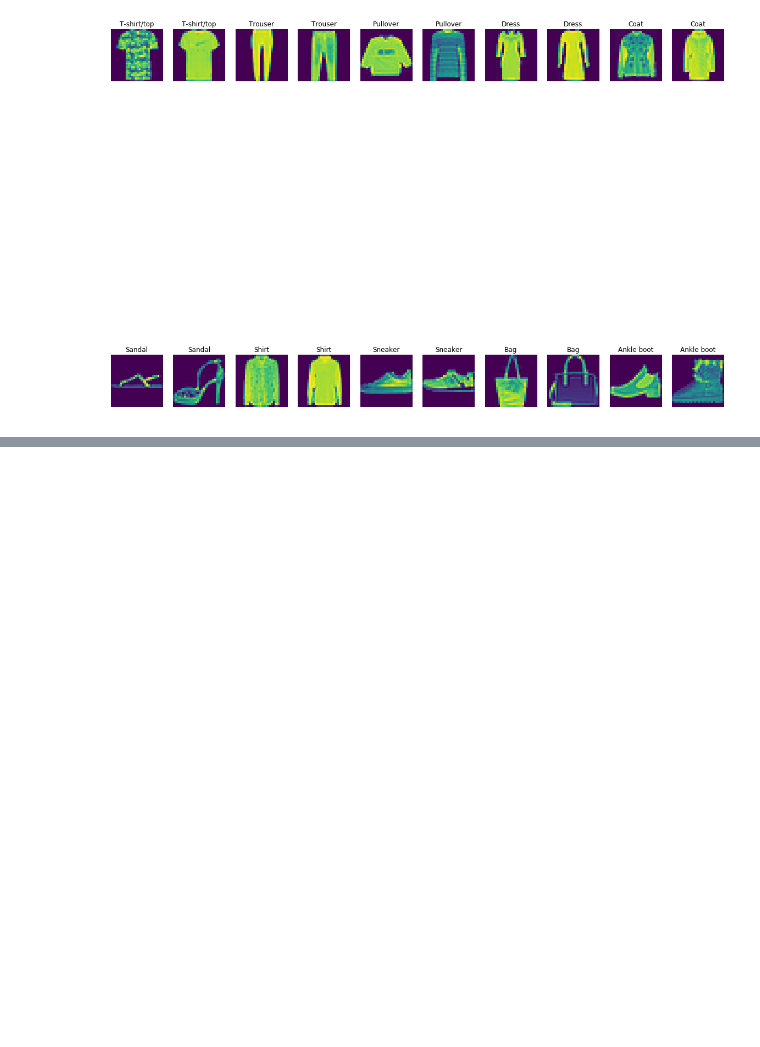
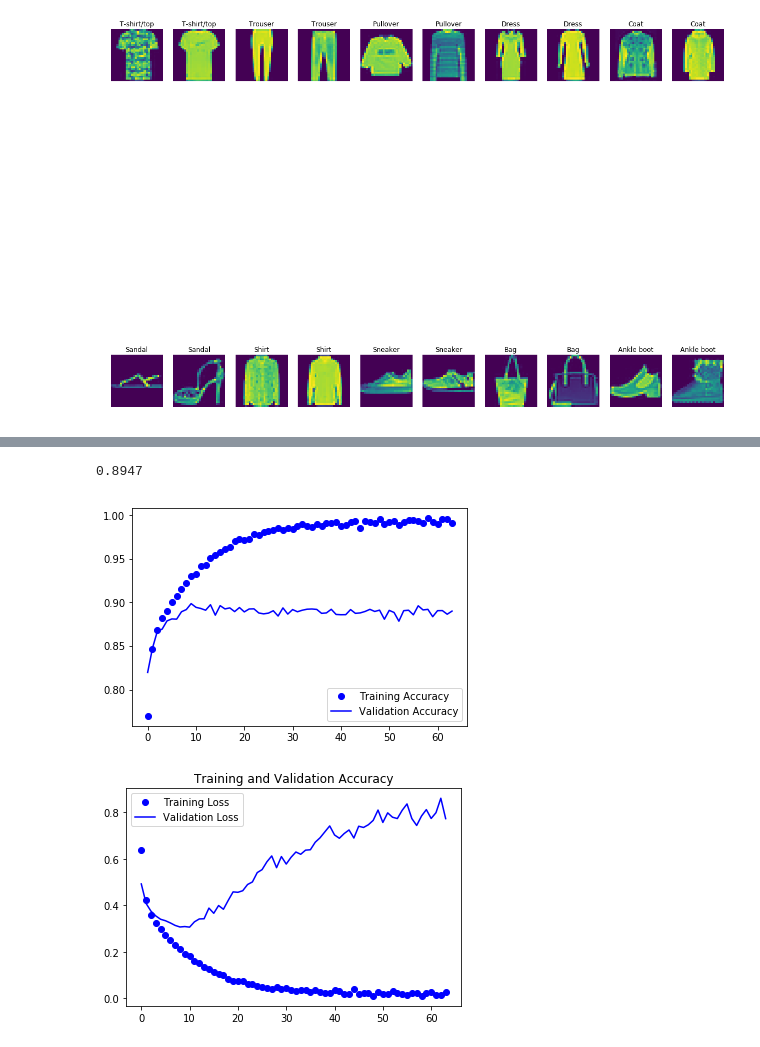
Before and after one commit to Stuart-Wilcox/AI-3, a Jupyter notebook: main.ipynb, the cells around one changed output, grey strips where cells are left out. Cells and saved outputs as stored; diff of their text form; code cells hidden in the pictures; blank space fills up the shorter version.

```diff
--- a/main.ipynb
+++ b/main.ipynb
@@ -142,0 +172,3 @@ Colocations handled automatically by placer.
+# %%
+# train the model (careful, this takes a while!)
+train_model = model.fit(x_train, y_train, batch_size=128, epochs=64, verbose=1, validation_data=(x_val,y_val))
@@ -142,0 +193,28 @@ Colocations handled automatically by placer.
+# %%
+# get the score and print it
+score = model.evaluate(x_test, y_test, verbose=0)
+print(score[1])
+# %% [output]
+0.8947
+# %%
+# plot the accuracy and loss
+accuracy = train_model.history['acc']
+val_accuracy = train_model.history['val_acc']
+loss = train_model.history['loss']
+val_loss = train_model.history['val_loss']
+epochs = range(len(accuracy))
+
+plt.plot(epochs, accuracy, 'bo', label='Training Accuracy')
+plt.plot(epochs, val_accuracy, 'b', label='Validation Accuracy')
+plt.legend()
+plt.figure()
+
+plt.plot(epochs, loss, 'bo', label='Training Loss')
+plt.plot(epochs, val_loss, 'b', label='Validation Loss')
+plt.title('Training and Validation Accuracy')
+plt.legend()
+
+plt.show()
+# %% [output]
+[figure, added]
+[figure, added]
```
Also changed, not shown: parts of 17 cells of this notebook.
